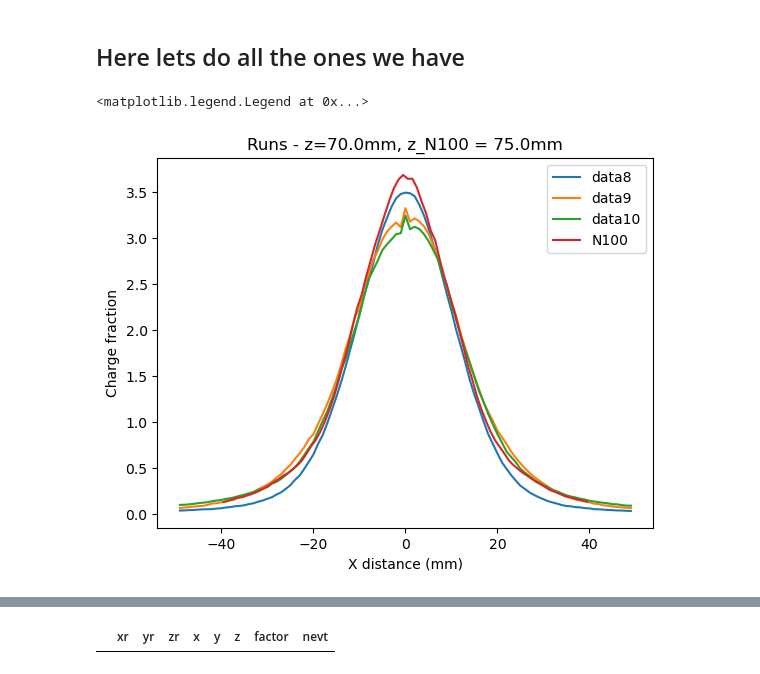
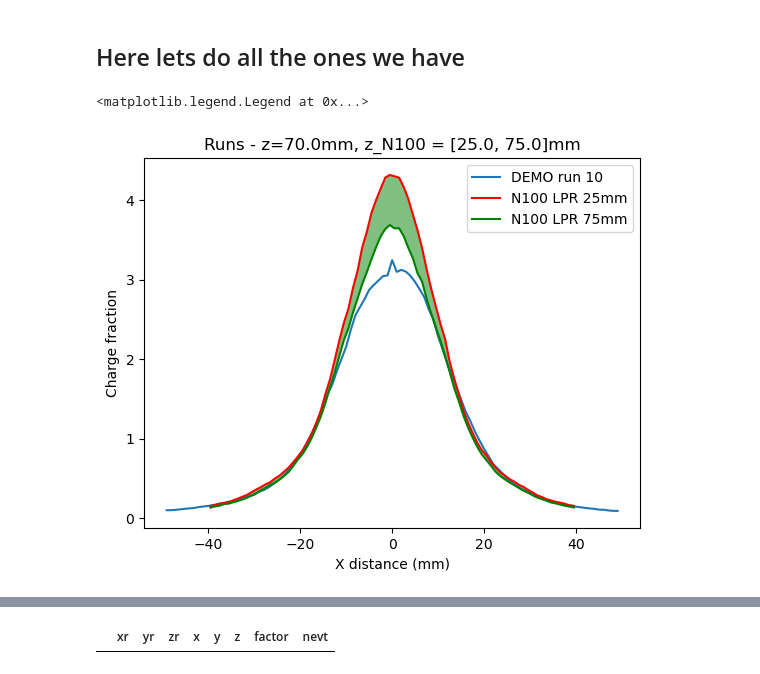
Before and after one commit to jwaiton/next_misc, a Jupyter notebook: Tl_studies/psf_study/modified_PSF_reader.ipynb, the cells around one changed output, grey strips where cells are left out. Drawn from its saved outputs; the diff is of its cells as text; code cells hidden in the pictures.

```diff
--- a/Tl_studies/psf_study/modified_PSF_reader.ipynb
+++ b/Tl_studies/psf_study/modified_PSF_reader.ipynb
@@ -93,7 +94,8 @@ psf[(psf.z == z_pos) & (psf.xr == 0) & (psf.yr == 0)]
 NameError: name 'z_pos' is not defined
 # %%
 z_pos = 70.
-z_pos_N100 = 75.
+z_pos_N100_low = 25.
+z_pos_N100_high = 75.
 y_pos = 0.
 # %% [markdown]
 ### we dont have the MC, so ignore the MC output
@@ -134,27 +122,37 @@ plt.legend()
 # %% [markdown]
 ## Here lets do all the ones we have
 # %%
+psf_data8_cut = psf_data8[(psf_data8.z == z_pos)]
+x_data8, y_data8 = sorted(set(psf_data8_cut.xr)), psf_data8_cut.groupby(['xr'])['factor'].sum().values
+
 psf_data9_cut = psf_data9[(psf_data9.z == z_pos)]
 x_data9, y_data9 = sorted(set(psf_data9_cut.xr)), psf_data9_cut.groupby(['xr'])['factor'].sum().values
 
 psf_data10_cut = psf_data10[(psf_data10.z == z_pos)]
 x_data10, y_data10 = sorted(set(psf_data10_cut.xr)), psf_data10_cut.groupby(['xr'])['factor'].sum().values
 
-psf_dataN100_cut = psf_dataN100[(psf_dataN100.z == z_pos_N100)]
-x_dataN100, y_dataN100 = sorted(set(psf_dataN100_cut.xr)), psf_dataN100_cut.groupby(['xr'])['factor'].sum().values
+psf_dataN100_cut_l = psf_dataN100[(psf_dataN100.z == z_pos_N100_low)]
+x_dataN100_l, y_dataN100_l = sorted(set(psf_dataN100_cut_l.xr)), psf_dataN100_cut_l.groupby(['xr'])['factor'].sum().values
+
+psf_dataN100_cut_h = psf_dataN100[(psf_dataN100.z == z_pos_N100_high)]
+x_dataN100_h, y_dataN100_h = sorted(set(psf_dataN100_cut_h.xr)), psf_dataN100_cut_h.groupby(['xr'])['factor'].sum().values
 
 
 
 
+#plt.plot(x_data8, y_data8, label = 'data8')
+#plt.plot(x_data9, y_data9, label = 'data9')
+plt.plot(x_data10, y_data10, label = 'DEMO run 10')
+plt.plot(x_dataN100_l, y_dataN100_l, label = 'N100 LPR 25mm', color = 'red')
+plt.plot(x_dataN100_h, y_dataN100_h, label = 'N100 LPR 75mm', color = 'green')
 
-plt.plot(x_data, y_data, label = 'data8')
-plt.plot(x_data9, y_data9, label = 'data9')
-plt.plot(x_data10, y_data10, label = 'data10')
-plt.plot(x_dataN100, y_dataN100, label = 'N100')
+# fill
+plt.fill_between(x_dataN100_l, y_dataN100_l, y_dataN100_h, facecolor='green', alpha = 0.5)
+
 plt.xlabel('X distance (mm)')
 plt.ylabel('Charge fraction')
-plt.title(f'Runs - z={z_pos}mm, z_N100 = {z_pos_N100}mm')
+plt.title(f'Runs - z={z_pos}mm, z_N100 = [{z_pos_N100_low}, {z_pos_N100_high}]mm')
 plt.legend()
 # %% [output]
 <matplotlib.legend.Legend at 0x...>
-[figure, old version]
+[figure, new version]
```
Also changed, not shown: parts of 8 cells of this notebook, 2 other files.
